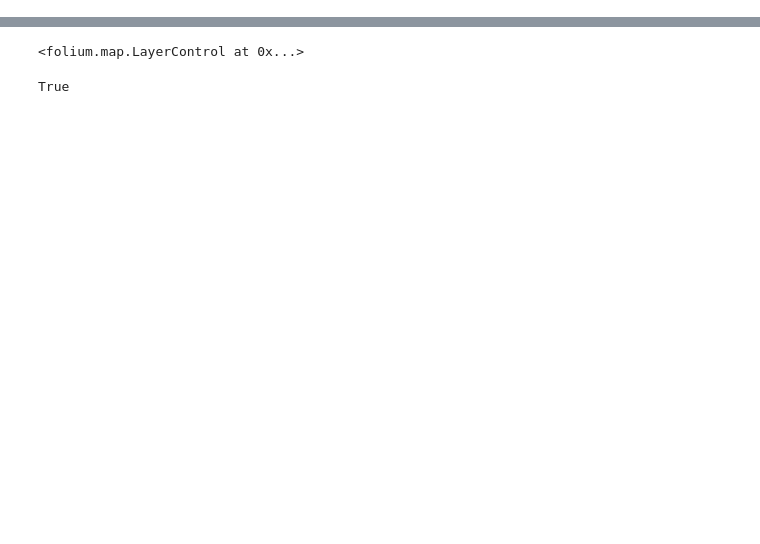
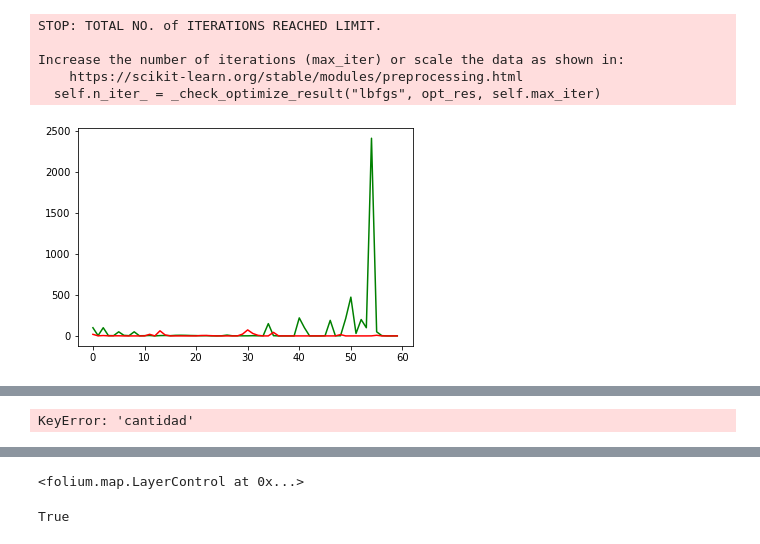
Before and after one commit to happystep/BigDataFinalProject, a Jupyter notebook: test.ipynb, the cells around one changed output, grey strips where cells are left out. Drawn from its saved outputs; the diff is of its cells as text; code cells hidden in the pictures; blank space fills up the shorter version.

```diff
--- a/test.ipynb
+++ b/test.ipynb
@@ -11,0 +251,13 @@ import pandas as pd
+# %%
+data = fires_no_null[['Magnitud','Precipitation','Wind Speed',
+           'L-5','L-4','L-3', 'L-2', 'L-1', 'L', 'L+1', 'L+2', 'L+3', 'L+4', 'L+5', 'H-5', 'H-4',
+            'H-3', 'H-2', 'H-1', 'H', 'H+1', 'H+2', 'H+3', 'H+4', 'H+5', 'Rural', 'Urban', 'National Park']]
+data = pd.get_dummies(xt)
+# xtt = xt
+
+print(data.shape)
+
+# Calculate variables with positive or negative correlation greater than a threshold
+corMatrix = data.corr()
+
+corMatrix[(abs(corMatrix) > 0.10) & (corMatrix < 1)]['Magnitud'].dropna()
@@ -11,0 +276,59 @@ import pandas as pd
+# %%
+from sklearn.decomposition import PCA
+from sklearn.neural_network import MLPRegressor
+from sklearn.metrics import mean_squared_error
+from math import sqrt
+import matplotlib.pyplot as plt
+
+# PCA
+# PCA quitando variables cantidad(-1) a (-11) para evitar un autoregressive model
+df1 = data.iloc[:,11:78] #input
+df2 = data.iloc[:,78:] #input
+df3 = data.iloc[:,0:1] #cantidad
+df = pd.concat([df1,df2,df3], axis=1)
+
+#training / validation
+# 276 registros para train, 52 para validacion (52 semanas equivalente a 1 año)
+# última columna es el target, todas las previas son input
+col = df.shape[1] #18
+print(col)
+total = df.shape[0] #78
+print(total)
+n = 18
+x = df.iloc[0:n,0:col-1]
+x_val = df.iloc[n:,0:col-1]
+y = df.iloc[0:n,col-1:col]
+y_val = df.iloc[n:,col-1:col]
+
+# Crear PCA que explica el 98% de varianza acumulada
+pca = PCA(n_components=0.90, svd_solver='full')
+print(x.shape) #antes del PCA
+x = pca.fit_transform(x)
+print(x.shape) #despues del PCA
+x_val = pca.transform(x_val)
+
+# entrenar el modelo y calcular predicciones
+# Documentación de parámetros: https://scikit-learn.org/stable/modules/generated/sklearn.neural_network.MLPRegressor.html
+model = MLPRegressor(hidden_layer_sizes=(100), max_iter=10,
+                  activation='relu', solver='lbfgs', random_state=1)
+
+model.fit(x, y['Magnitud'])
+y_pred = model.predict(x_val)
+y_pred[y_pred < 0] = 0 # La NN puede lanzar valores negativos, normalizar a 0 esos casos
+
+# graficar serie real y predicción
+semanas = range(total-n)
+plt.plot(semanas, y_val, color='green') # REAL
+plt.plot(semanas, y_pred, color='red') # PREDICCION
+plt.show()
+
+# calcular coeficiente r2 y pearson
+print("Coeficiente r2: " + str(model.score(x, y)))
+print("Coeficiente de Pearson (r): " + str(sqrt(model.score(x, y))))
+print("Overfitting!!")
+
+# calcular root mean square error (RMSE)
+print("Raíz del Error cuadrático Medio (RMSE): " + str(sqrt(mean_squared_error(y_val, y_pred))))
+print("Media de Cantidad: " + str(y_val['cantidad'].mean()))
+print("% de error: " + str(sqrt(mean_squared_error(y_val, y_pred)) / y_val['cantidad'].mean()))
+# %% [output]
@@ -11,0 +339,6 @@ import pandas as pd
+STOP: TOTAL NO. of ITERATIONS REACHED LIMIT.
+
+Increase the number of iterations (max_iter) or scale the data as shown in:
+    https://scikit-learn.org/stable/modules/preprocessing.html
+  self.n_iter_ = _check_optimize_result("lbfgs", opt_res, self.max_iter)
+[figure, added]
@@ -12 +349,2 @@ import pandas as pd
+KeyError: 'cantidad'
 # %%
```
Also changed, not shown: parts of 28 cells of this notebook, 4 other files.
